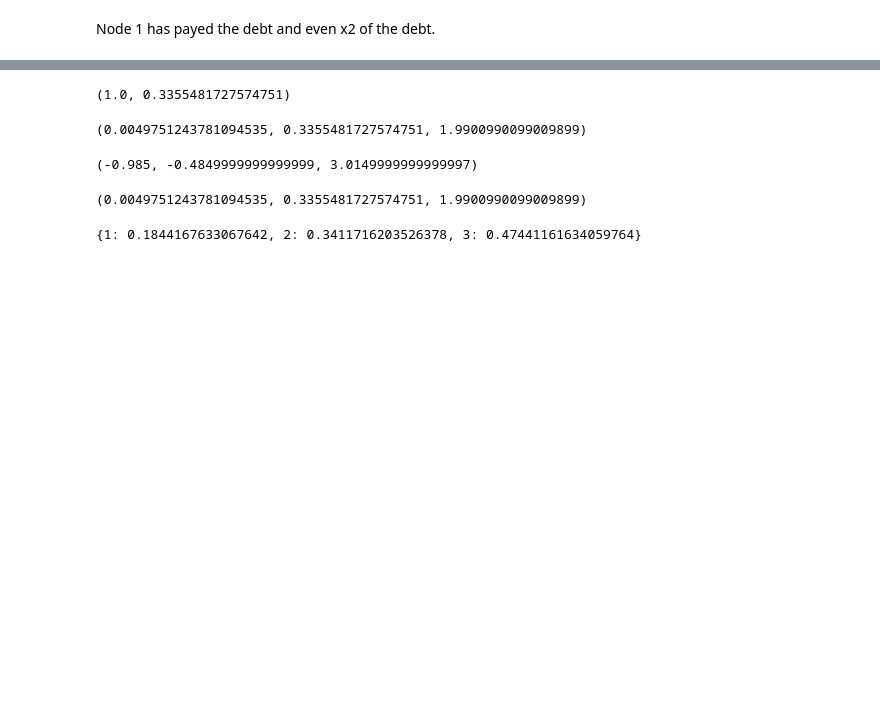
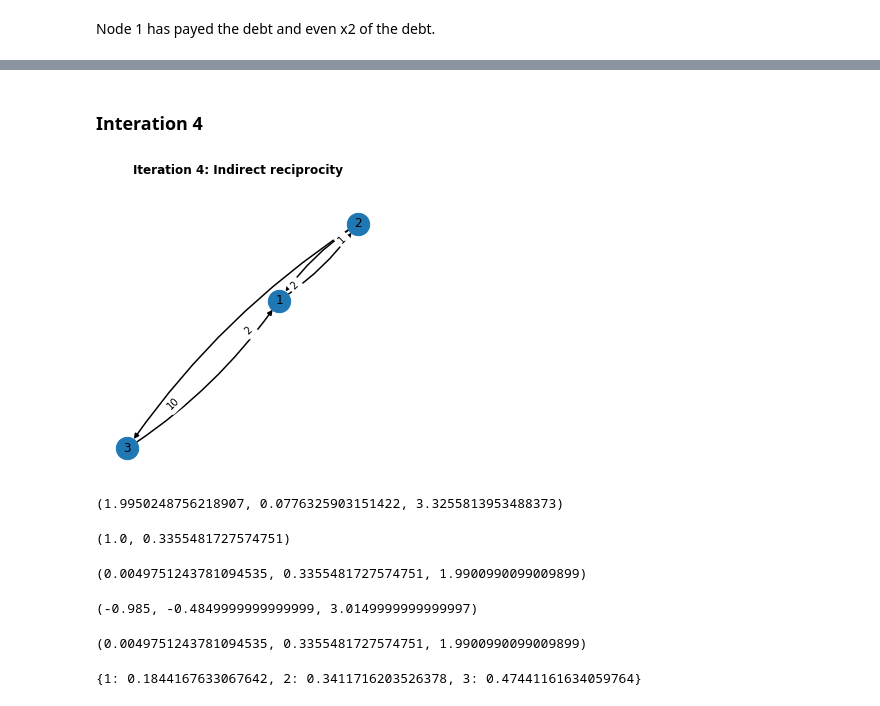
Before and after one commit to grimadas/network_accounting, a Jupyter notebook: experiments/00_Intro_Experiments.ipynb, the cells around one changed output, grey strips where cells are left out. Cells and saved outputs as stored; diff of their text form; code cells hidden in the pictures; blank space fills up the shorter version.

```diff
--- a/experiments/00_Intro_Experiments.ipynb
+++ b/experiments/00_Intro_Experiments.ipynb
@@ -249,0 +263,11 @@ gt_g3 = lambda score: score(G3, 2) < score(G2, 2) and \
+# %% [markdown]
+### Interation 4
+# %%
+# Interation 3: Indirect reciprocity
+
+G4 = G3.copy()
+G4.add_edge(3,1, weight=2)
+
+draw_nx(G4, subtitle='Iteration 4: Indirect reciprocity')
+# %% [output]
+[figure, added]
@@ -250,3 +280,7 @@ gt_g3 = lambda score: score(G3, 2) < score(G2, 2) and \
+# %%
+rel_rep(G4, 1), rel_rep(G4, 2), rel_rep(G4, 3)
+# %% [output]
+(1.9950248756218907, 0.0776325903151422, 3.3255813953488373)
 # %%
 rel_rep(G2, 1), rel_rep(G2, 2),
 # %% [output]
```
Also changed, not shown: parts of 13 cells of this notebook.
